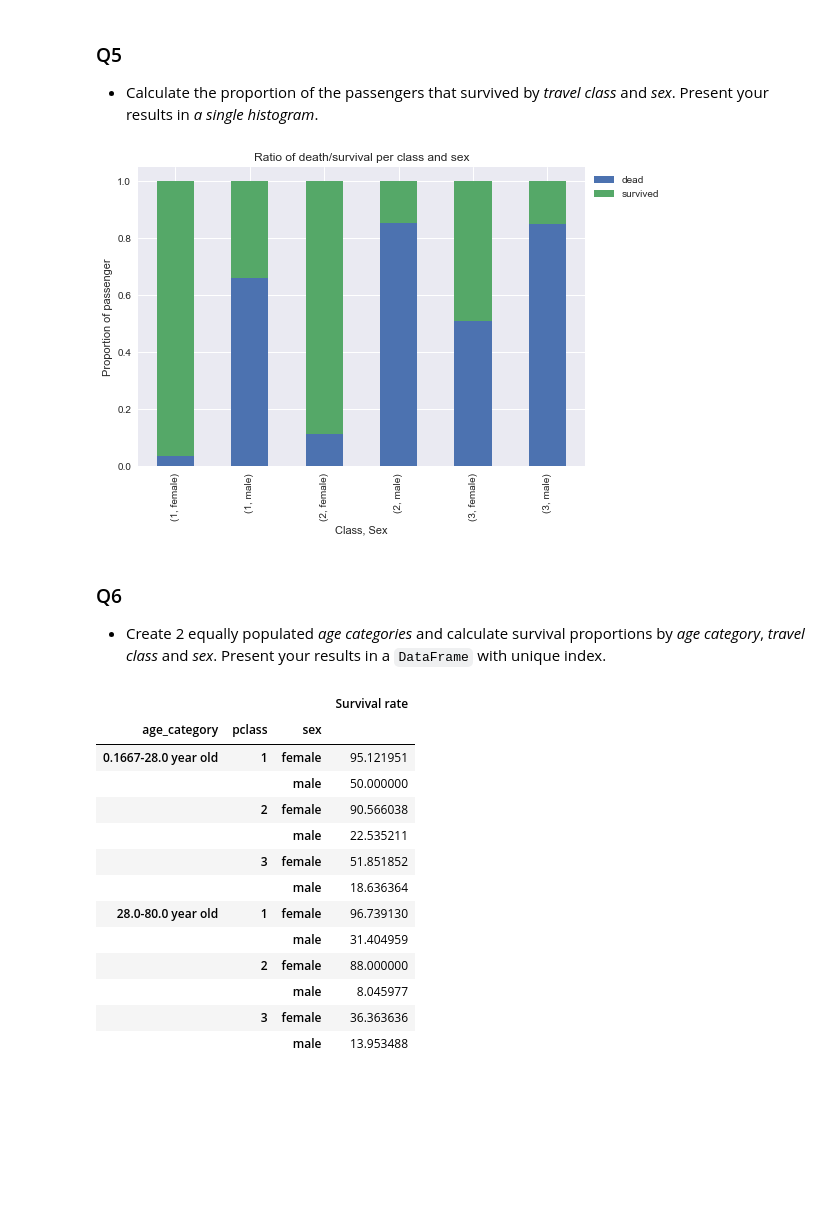
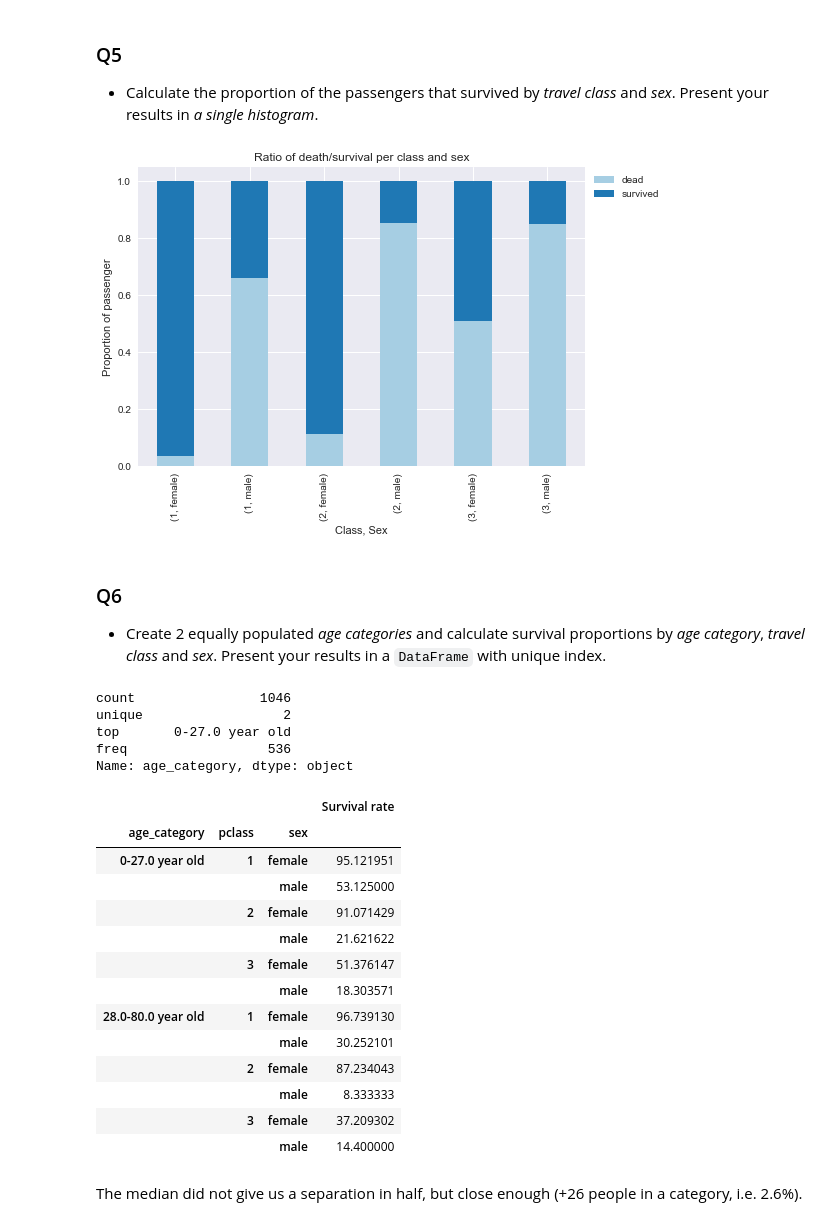
Before and after one commit to raphaelBarman/ADA-dh, a Jupyter notebook: 01 - Pandas and Data Wrangling/Homework 1.ipynb, the cells around one changed output. Saved outputs shown, nothing was run; the diff lists cells and outputs as text; code cells hidden in the pictures; blank space fills up the shorter version.

```diff
--- a/01 - Pandas and Data Wrangling/Homework 1.ipynb
+++ b/01 - Pandas and Data Wrangling/Homework 1.ipynb
@@ -348,5 +273,6 @@ df.survived.cat.categories = ['dead', 'survived']
 df['sex'] = df.sex.astype('category')
 
 df['embarked'] = df.embarked.astype('category')
+df.embarked.cat.categories = ['Cherbourg', 'Queenstown','Southampton']
 # %% [markdown]
 ### Q2
@@ -415,42 +343,55 @@ for title, group in df.groupby(df.pclass):
 - Calculate the proportion of the passengers that survived by *travel class* and *sex*. Present your results in *a single histogram*.
 # %%
 ax = df.groupby([df.pclass, df.sex]).survived.value_counts(normalize=True).unstack('survived')\
-    .plot.bar(stacked=True, title='Ratio of death/survival per class and sex');
+    .plot.bar(stacked=True, title='Ratio of death/survival per class and sex', color=sns.color_palette("Paired", 2));
 ax.set_xlabel('Class, Sex')
 ax.set_ylabel('Proportion of passenger')
 plt.legend(loc='upper left', bbox_to_anchor=(1.0, 1.0))
 plt.show();
 # %% [output]
-[figure, old version]
+[figure, new version]
 # %% [markdown]
 ### Q6
 - Create 2 equally populated *age categories* and calculate survival proportions by *age category*, *travel class* and *sex*. Present your results in a `DataFrame` with unique index.
 # %%
 # We take only passengers with non NaN ages and sort them by age
 df_age = df[df.age.notnull()].sort_values(by='age')
-# We split the dataframe in two, assign categories and concatenate it.
-df_split = np.array_split(df_age,2)
-df_split[0]['age_category'] = str(min(df_split[0].age)) + '-' + str(max(df_split[0].age)) + ' year old'
-df_split[1]['age_category'] = str(min(df_split[1].age)) + '-' + str(max(df_split[1].age)) + ' year old'
-df_age = pd.concat(df_split)
-# We group by age category, class and sex, compute the percentage of survival remove the percentage of deaths
-# and unstack until we have only one level of index
+# We find the median
+median =  df_age.age.median()
+# We split the dataframe according to the median and assign categories
+def split_age(age):
+    if age <= median:
+        return '0-' + str(median-1) + ' year old'
+    else:
+        return str(median) + '-' + str(max(df_split[1].age)) + ' year old'
+
+df_age['age_category'] =  df_age.age.apply(split_age)
+print(df_age.age_category.describe())
+# We group by age category, class and sex, compute the percentage of survival,
+# unstack and remove the percentage of deaths since we only care about survival date
 df_age = df_age.groupby(['age_category','pclass','sex']).survived.value_counts(normalize=True).apply(lambda x: x*100)\
     .unstack().drop('dead', 1)
 df_age.columns = ['Survival rate']
 df_age
 # %% [output]
+count                1046
+unique                  2
+top       0-27.0 year old
+freq                  536
+Name: age_category, dtype: object
 |  |  |  | Survival rate |
 | age_category | pclass | sex |  |
-| 0.1667-28.0 year old | 1 | female | 95.121951 |
-|  |  | male | 50.000000 |
-|  | 2 | female | 90.566038 |
-|  |  | male | 22.535211 |
-|  | 3 | female | 51.851852 |
-|  |  | male | 18.636364 |
+| 0-27.0 year old | 1 | female | 95.121951 |
+|  |  | male | 53.125000 |
+|  | 2 | female | 91.071429 |
+|  |  | male | 21.621622 |
+|  | 3 | female | 51.376147 |
+|  |  | male | 18.303571 |
 | 28.0-80.0 year old | 1 | female | 96.739130 |
-|  |  | male | 31.404959 |
-|  | 2 | female | 88.000000 |
-|  |  | male | 8.045977 |
-|  | 3 | female | 36.363636 |
-|  |  | male | 13.953488 |
+|  |  | male | 30.252101 |
+|  | 2 | female | 87.234043 |
+|  |  | male | 8.333333 |
+|  | 3 | female | 37.209302 |
+|  |  | male | 14.400000 |
+# %% [markdown]
+The median did not give us a separation in half, but close enough (+26 people in a category, i.e. 2.6%).
```
Also changed, not shown: parts of 9 cells of this notebook.
